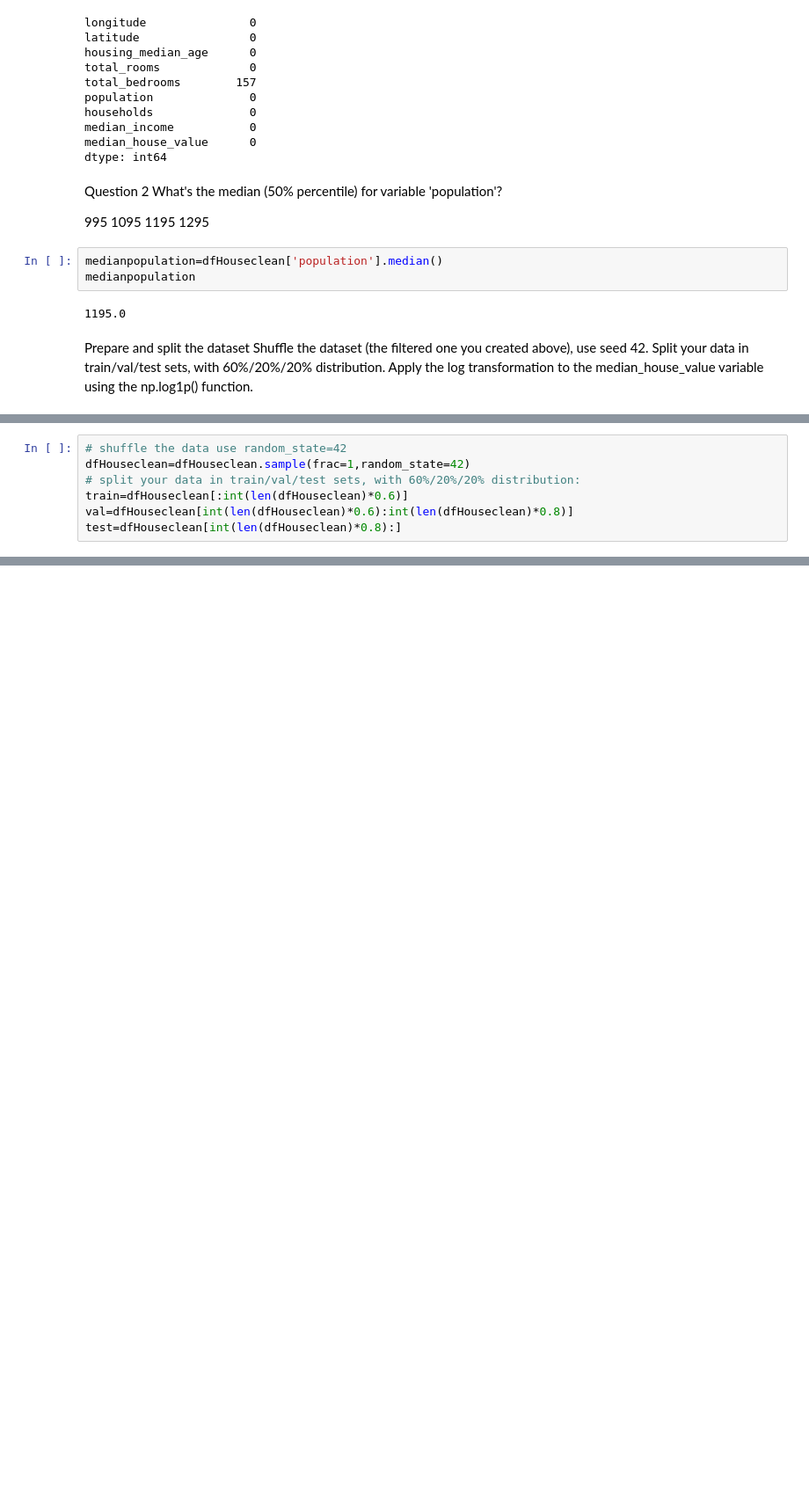
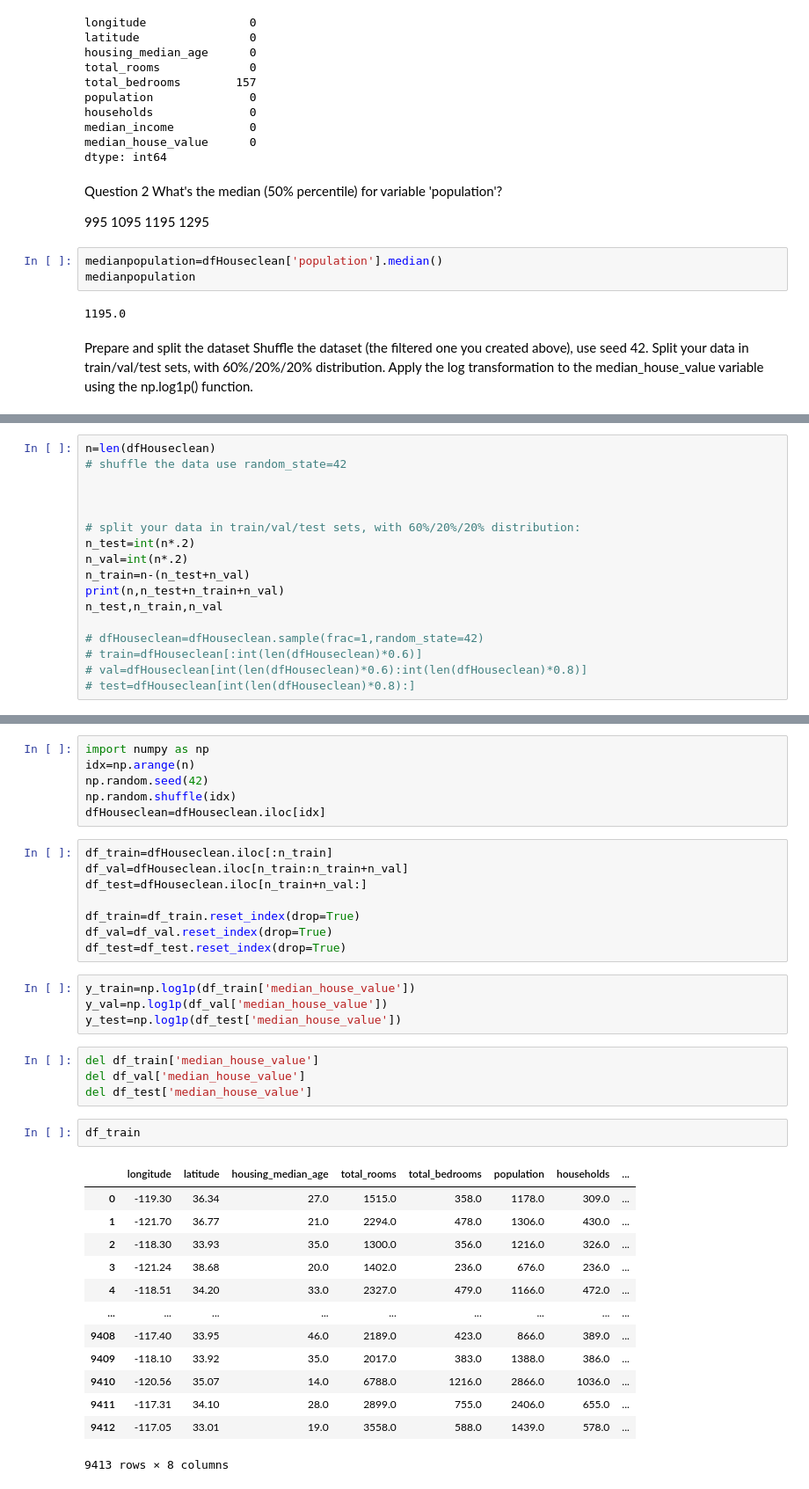
Before and after one commit to mishi-sarfraz/mlzoom_camp, a Jupyter notebook: 2023/assignement2.ipynb, the cells around one changed output, grey strips where cells are left out. Shown: that part at 88% size. Saved outputs shown, nothing was run; the diff lists cells and outputs as text; blank space fills up the shorter version.

```diff
--- a/2023/assignement2.ipynb
+++ b/2023/assignement2.ipynb
@@ -148,7 +147,17 @@ Apply the log transformation to the median_house_value variable using the np.log
 # %%
+n=len(dfHouseclean)
 # shuffle the data use random_state=42
-dfHouseclean=dfHouseclean.sample(frac=1,random_state=42)
+
+
+
 # split your data in train/val/test sets, with 60%/20%/20% distribution:
-train=dfHouseclean[:int(len(dfHouseclean)*0.6)]
-val=dfHouseclean[int(len(dfHouseclean)*0.6):int(len(dfHouseclean)*0.8)]
-test=dfHouseclean[int(len(dfHouseclean)*0.8):]
+n_test=int(n*.2)
+n_val=int(n*.2)
+n_train=n-(n_test+n_val)
+print(n,n_test+n_train+n_val)
+n_test,n_train,n_val
+
+# dfHouseclean=dfHouseclean.sample(frac=1,random_state=42)
+# train=dfHouseclean[:int(len(dfHouseclean)*0.6)]
+# val=dfHouseclean[int(len(dfHouseclean)*0.6):int(len(dfHouseclean)*0.8)]
+# test=dfHouseclean[int(len(dfHouseclean)*0.8):]
@@ -155 +171,39 @@ test=dfHouseclean[int(len(dfHouseclean)*0.8):]
+# %%
+import numpy as np
+idx=np.arange(n)
+np.random.seed(42)
+np.random.shuffle(idx)
+dfHouseclean=dfHouseclean.iloc[idx]
+# %%
+df_train=dfHouseclean.iloc[:n_train]
+df_val=dfHouseclean.iloc[n_train:n_train+n_val]
+df_test=dfHouseclean.iloc[n_train+n_val:]
+
+df_train=df_train.reset_index(drop=True)
+df_val=df_val.reset_index(drop=True)
+df_test=df_test.reset_index(drop=True)
+# %%
+y_train=np.log1p(df_train['median_house_value'])
+y_val=np.log1p(df_val['median_house_value'])
+y_test=np.log1p(df_test['median_house_value'])
+# %%
+del df_train['median_house_value']
+del df_val['median_house_value']
+del df_test['median_house_value']
+# %%
+df_train
+# %% [output]
+|  | longitude | latitude | housing_median_age | total_rooms | total_bedrooms | population | households | ... |
+| 0 | -119.30 | 36.34 | 27.0 | 1515.0 | 358.0 | 1178.0 | 309.0 | ... |
+| 1 | -121.70 | 36.77 | 21.0 | 2294.0 | 478.0 | 1306.0 | 430.0 | ... |
+| 2 | -118.30 | 33.93 | 35.0 | 1300.0 | 356.0 | 1216.0 | 326.0 | ... |
+| 3 | -121.24 | 38.68 | 20.0 | 1402.0 | 236.0 | 676.0 | 236.0 | ... |
+| 4 | -118.51 | 34.20 | 33.0 | 2327.0 | 479.0 | 1166.0 | 472.0 | ... |
+| ... | ... | ... | ... | ... | ... | ... | ... | ... |
+| 9408 | -117.40 | 33.95 | 46.0 | 2189.0 | 423.0 | 866.0 | 389.0 | ... |
+| 9409 | -118.10 | 33.92 | 35.0 | 2017.0 | 383.0 | 1388.0 | 386.0 | ... |
+| 9410 | -120.56 | 35.07 | 14.0 | 6788.0 | 1216.0 | 2866.0 | 1036.0 | ... |
+| 9411 | -117.31 | 34.10 | 28.0 | 2899.0 | 755.0 | 2406.0 | 655.0 | ... |
+| 9412 | -117.05 | 33.01 | 19.0 | 3558.0 | 588.0 | 1439.0 | 578.0 | ... |
+9413 rows × 8 columns
 # %% [markdown]
```
Also changed, not shown: parts of 30 cells of this notebook.
